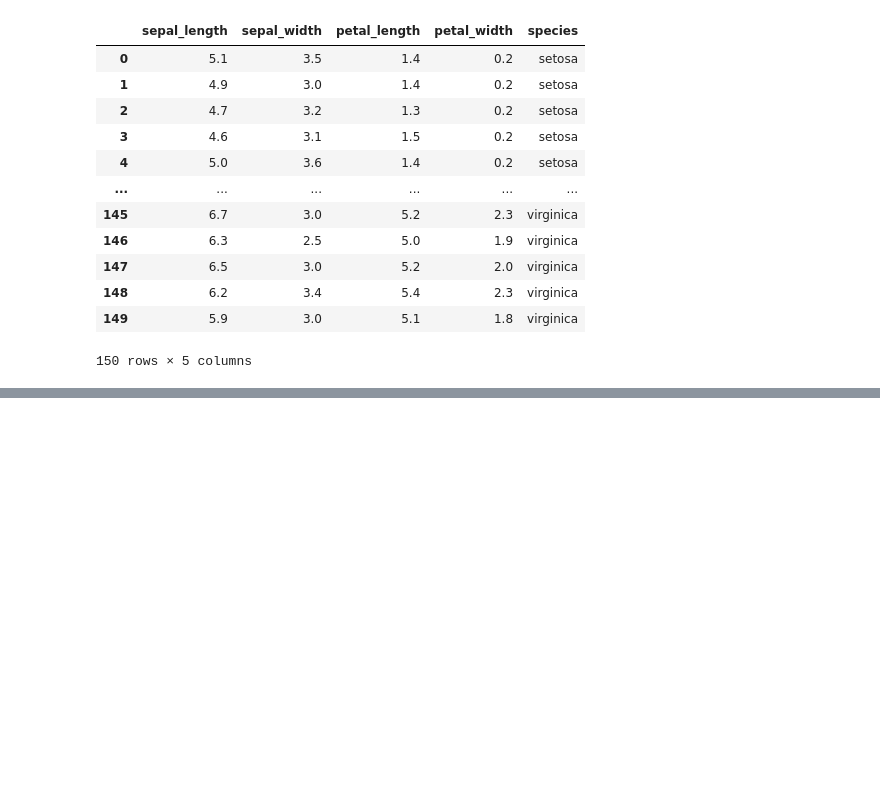
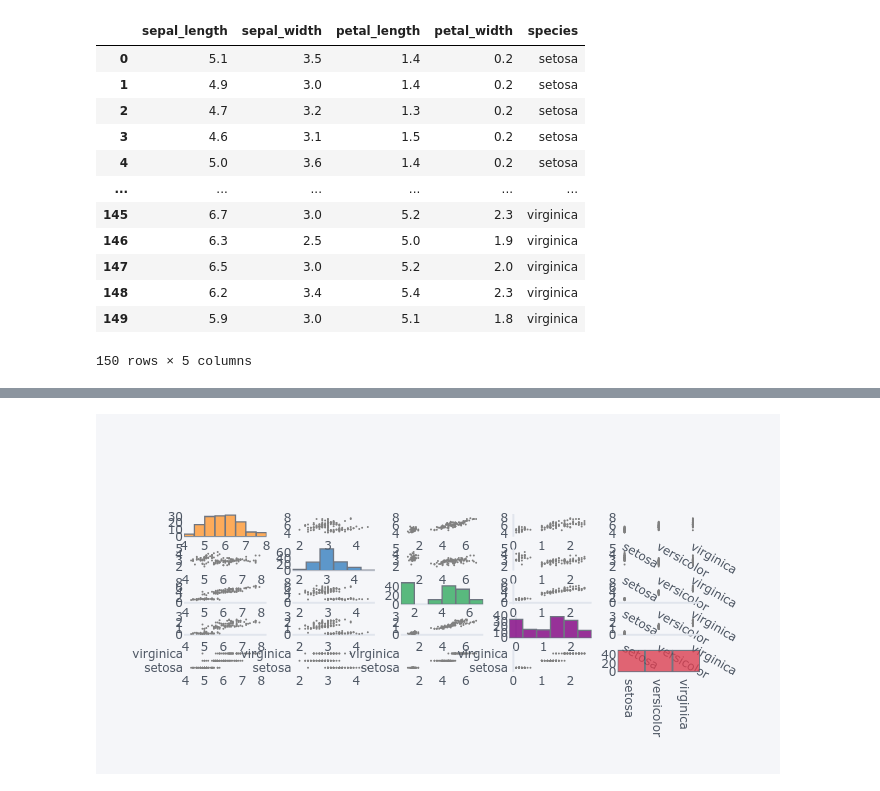
Before and after one commit to sagargiradkar/Python-For-Data-Science, a Jupyter notebook: GUI Programming with Tkinter/matplotlib.ipynb, the cells around one changed output, grey strips where cells are left out. Cells and saved outputs as stored; diff of their text form; code cells hidden in the pictures; blank space fills up the shorter version.

```diff
--- a/GUI Programming with Tkinter/matplotlib.ipynb
+++ b/GUI Programming with Tkinter/matplotlib.ipynb
@@ -90,0 +103,4 @@ df.iplot()
+# %%
+df.scatter_matrix()
+# %% [output]
+[figure, added]
```
Also changed, not shown: parts of 9 cells of this notebook, 2 other files.
